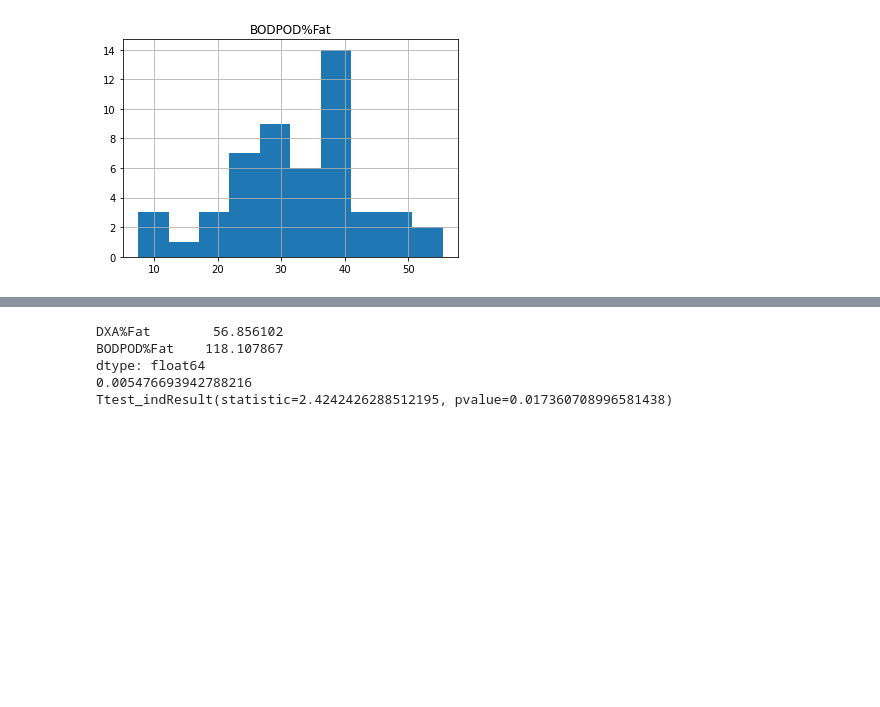
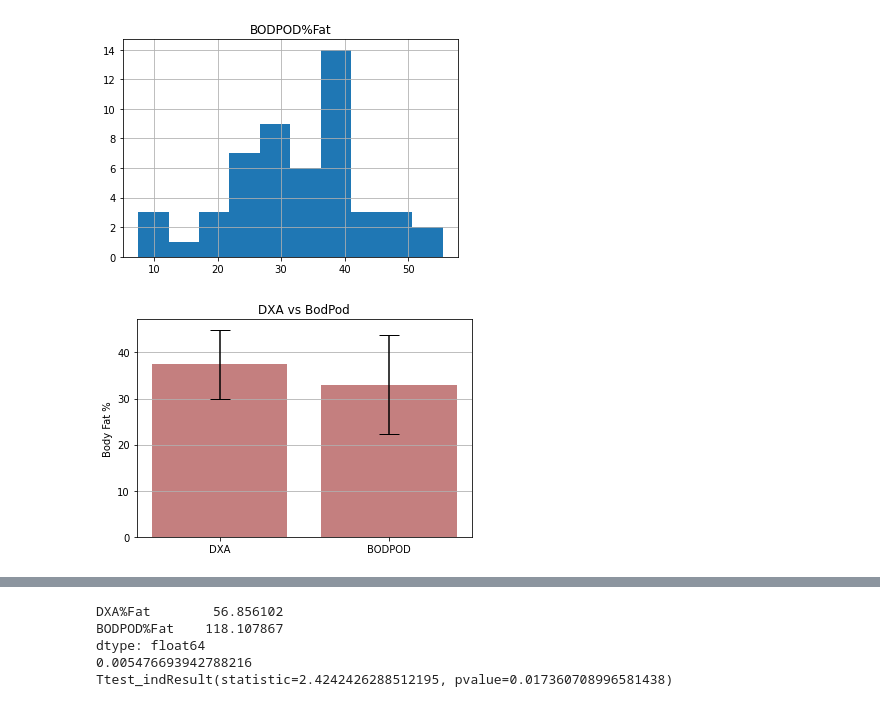
Before and after one commit to mdlove02/PythonDataAnalysis, a Jupyter notebook: BodyCompData.ipynb, the cells around one changed output, grey strips where cells are left out. Drawn from its saved outputs; the diff is of its cells as text; code cells hidden in the pictures; blank space fills up the shorter version.

```diff
--- a/BodyCompData.ipynb
+++ b/BodyCompData.ipynb
@@ -160,3 +97,29 @@ sc.shapiro(bodpod_array)
 # %% [output]
 ShapiroResult(statistic=0.9851383566856384, pvalue=0.7677547335624695)
 [figure]
+# %%
+#Messing around with bar graphs and error bars
+
+groups = ['DXA', 'BODPOD']
+x = np.arange(len(groups))
+
+bar_dmean = dxa_array.mean()
+bar_bmean = bodpod_array.mean()
+bar_dstd = dxa_array.std()
+bar_bstd = bodpod_array.std()
+
+mean_bf = [bar_dmean, bar_bmean]
+error = [bar_dstd, bar_bstd]
+
+figure, axis = mp.subplots()
+axis.bar(x, mean_bf, yerr = error, align = 'center', color = '#8b0000',
+         alpha = 0.5, ecolor = 'black', capsize = 10)
+axis.set_ylabel('Body Fat %')
+axis.set_xticks(x)
+axis.set_xticklabels(groups)
+axis.set_title('DXA vs BodPod')
+axis.yaxis.grid(True)
+
+mp.show()
+# %% [output]
+[figure, added]
```
Also changed, not shown: parts of 9 cells of this notebook.
